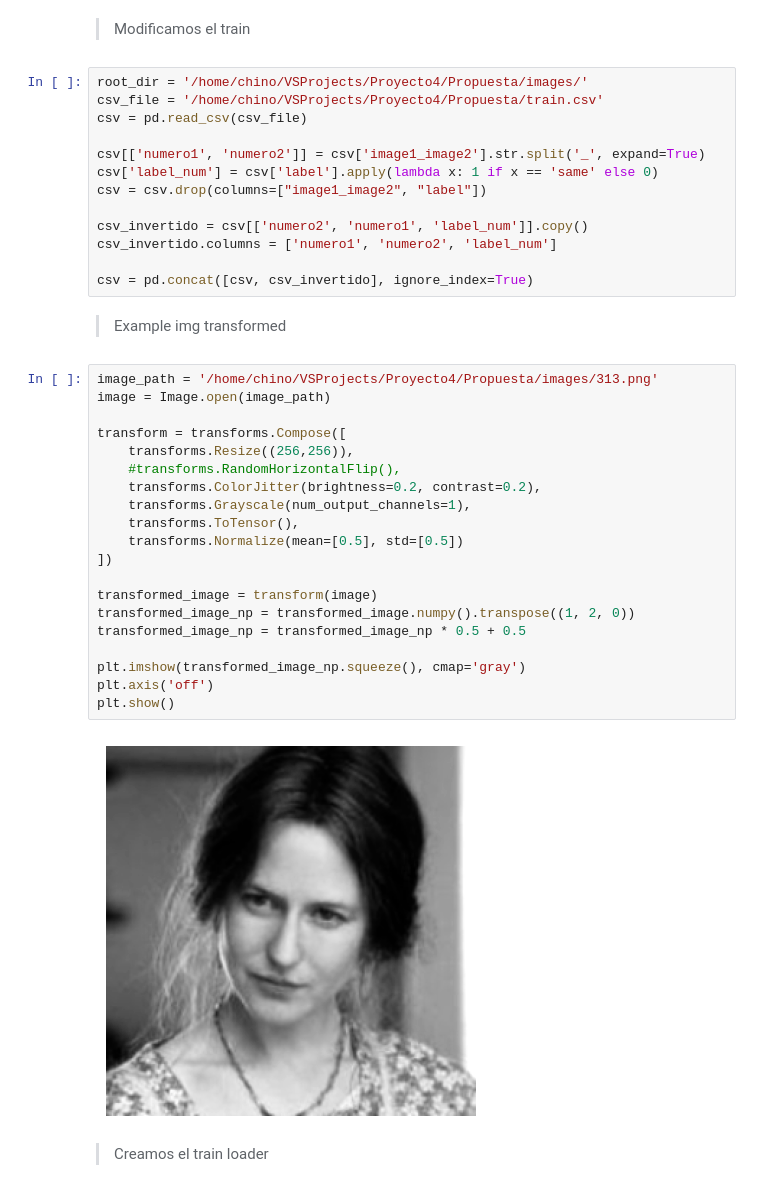
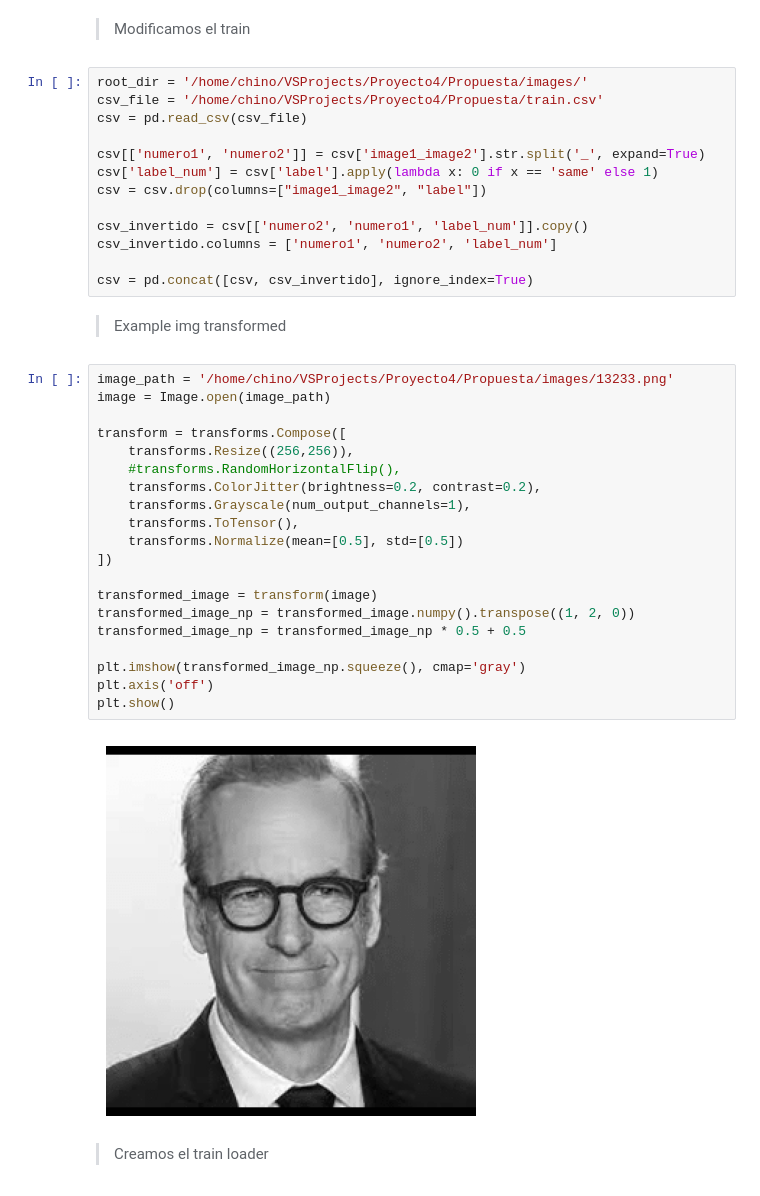
Before and after one commit to jjosnayo2102/machine_learning_proyecto4, a Jupyter notebook: SimesseNetwork Implemetation.ipynb, the cells around one changed output. Saved outputs shown, nothing was run; the diff lists cells and outputs as text.

```diff
--- a/SimesseNetwork Implemetation.ipynb
+++ b/SimesseNetwork Implemetation.ipynb
@@ -17,7 +18,7 @@ csv_file = '/home/chino/VSProjects/Proyecto4/Propuesta/train.csv'
 csv = pd.read_csv(csv_file)
 
 csv[['numero1', 'numero2']] = csv['image1_image2'].str.split('_', expand=True)
-csv['label_num'] = csv['label'].apply(lambda x: 1 if x == 'same' else 0)
+csv['label_num'] = csv['label'].apply(lambda x: 0 if x == 'same' else 1)
 csv = csv.drop(columns=["image1_image2", "label"])
 
 csv_invertido = csv[['numero2', 'numero1', 'label_num']].copy()
@@ -27,27 +28,27 @@ csv = pd.concat([csv, csv_invertido], ignore_index=True)
 # %% [markdown]
 > Example img transformed
 # %%
-image_path = '/home/chino/VSProjects/Proyecto4/Propuesta/images/313.png'
+image_path = '/home/chino/VSProjects/Proyecto4/Propuesta/images/13233.png'
 image = Image.open(image_path)
 
 transform = transforms.Compose([
     transforms.Resize((256,256)),
     #transforms.RandomHorizontalFlip(),
     transforms.ColorJitter(brightness=0.2, contrast=0.2),
     transforms.Grayscale(num_output_channels=1),
     transforms.ToTensor(),
     transforms.Normalize(mean=[0.5], std=[0.5])
 ])
 
 transformed_image = transform(image)
 transformed_image_np = transformed_image.numpy().transpose((1, 2, 0))
 transformed_image_np = transformed_image_np * 0.5 + 0.5
 
 plt.imshow(transformed_image_np.squeeze(), cmap='gray')
 plt.axis('off')
 plt.show()
 # %% [output]
-[figure, old version]
+[figure, new version]
 # %% [markdown]
 > Creamos el train loader
 # %%
```
Also changed, not shown: parts of 15 cells of this notebook, 3 other files.
